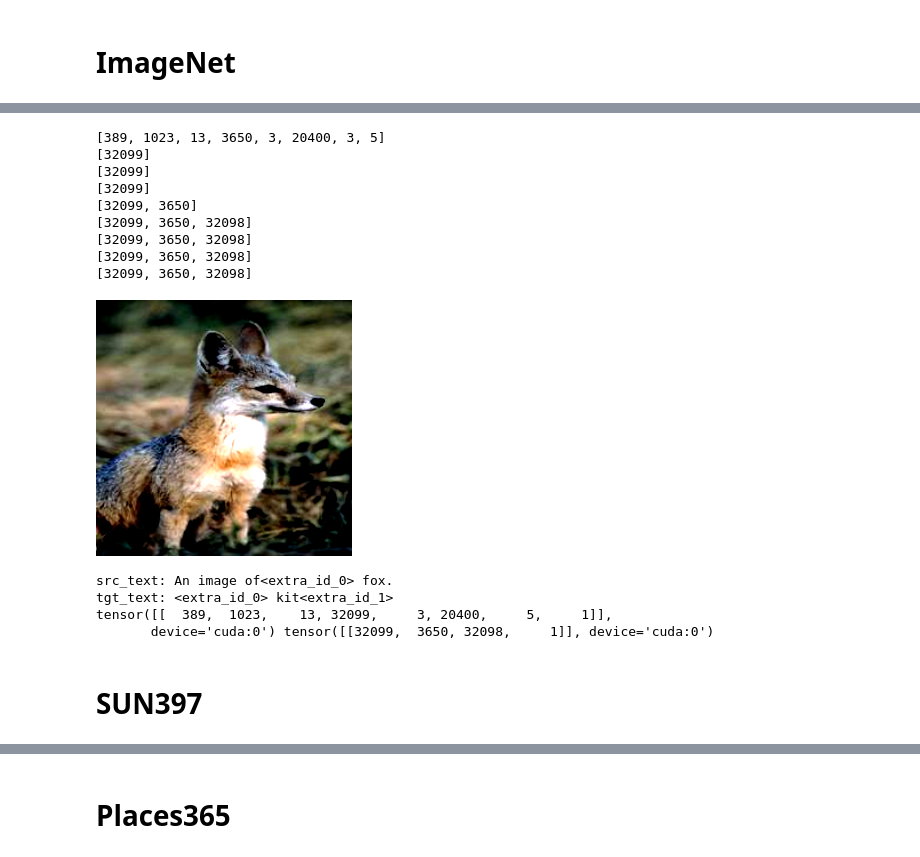
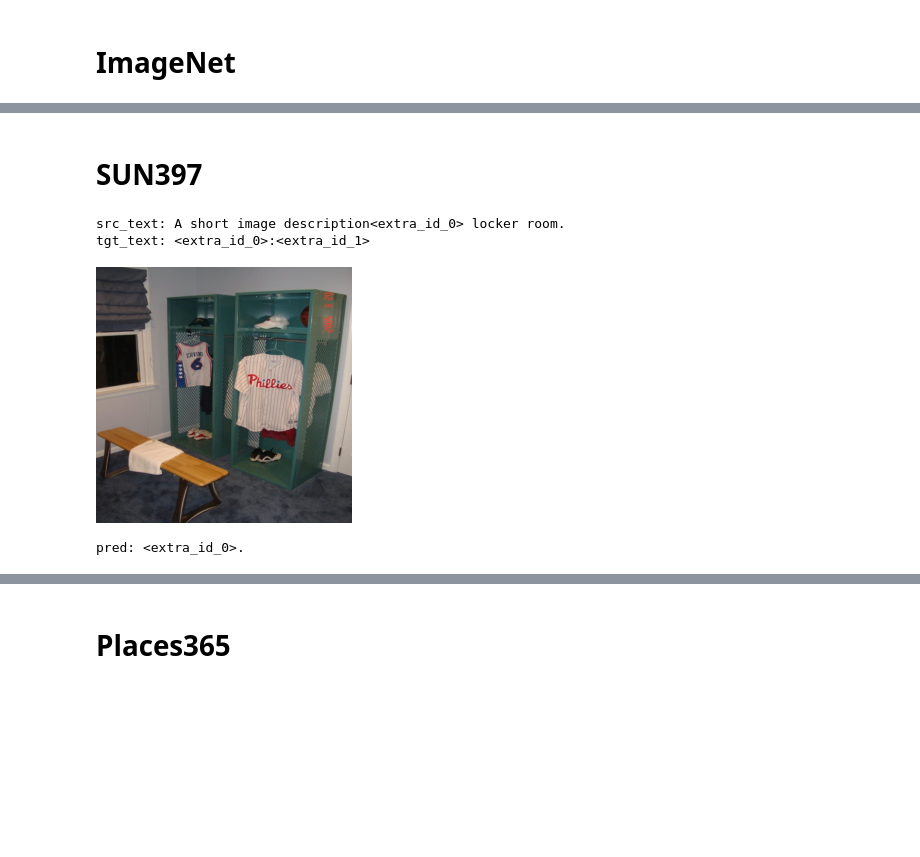
Before and after one commit to k-yanase9/KLab_MultiModalModel, a Jupyter notebook: visualization.ipynb, the cells around one changed output, grey strips where cells are left out. Saved outputs shown, nothing was run; the diff lists cells and outputs as text; code cells hidden in the pictures; blank space fills up the shorter version.

```diff
--- a/visualization.ipynb
+++ b/visualization.ipynb
@@ -74,29 +92,0 @@ val_dataset = get_dataset(args, dataset_name='imagenet', phase='val', src_tokeni
-# %%
-src_image, tgt_image, src_text, tgt_text = train_dataset[10]
-with torch.no_grad():
-    display(custom_to_pil(src_image))
-    src_image = src_image.unsqueeze(0).to(device)
-    print('src_text:', src_text)
-    print('tgt_text:', tgt_text)
-    src_text = src_tokenizer(src_text, padding="longest", max_length=args.max_source_length, return_tensors='pt')['input_ids'].to(device) # ['pt', 'tf', 'np', 'jax']
-    tgt_text = tgt_tokenizer(tgt_text, padding="longest", max_length=args.max_target_length, return_tensors='pt')['input_ids'].to(device) # ['pt', 'tf', 'np', 'jax']
-    print(src_text, tgt_text)
-
-    output = model(src_image, src_text, tgt_text, return_loss=False, num_beams=4)
-    preds = tgt_tokenizer.batch_decode(output)
-    print('pred', preds)
-# %% [output]
-[389, 1023, 13, 3650, 3, 20400, 3, 5]
-[32099]
-[32099]
-[32099]
-[32099, 3650]
-[32099, 3650, 32098]
-[32099, 3650, 32098]
-[32099, 3650, 32098]
-[32099, 3650, 32098]
-[figure, removed]
-src_text: An image of<extra_id_0> fox.
-tgt_text: <extra_id_0> kit<extra_id_1>
-tensor([[  389,  1023,    13, 32099,     3, 20400,     5,     1]],
-       device='cuda:0') tensor([[32099,  3650, 32098,     1]], device='cuda:0')
@@ -107,8 +95,14 @@ tgt_tokenizer.decode([50,60,0,0], skip_padded=True)
 # %%
 from data import get_dataset
 
 dataset = get_dataset(args, dataset_name='sun397', phase='train', src_tokenizer=src_tokenizer, tgt_tokenizer=tgt_tokenizer)
 val_rate = 0.1
 val_size = int(len(dataset) * val_rate)
 train_size = len(dataset) - val_size
 train_dataset, val_dataset = torch.utils.data.random_split(dataset, [train_size, val_size], generator=torch.Generator().manual_seed(999))
+show_result(train_dataset, idx=10)
+# %% [output]
+src_text: A short image description<extra_id_0> locker room.
+tgt_text: <extra_id_0>:<extra_id_1>
+[figure, added]
+pred: <extra_id_0>.
```
Also changed, not shown: parts of 18 cells of this notebook.
